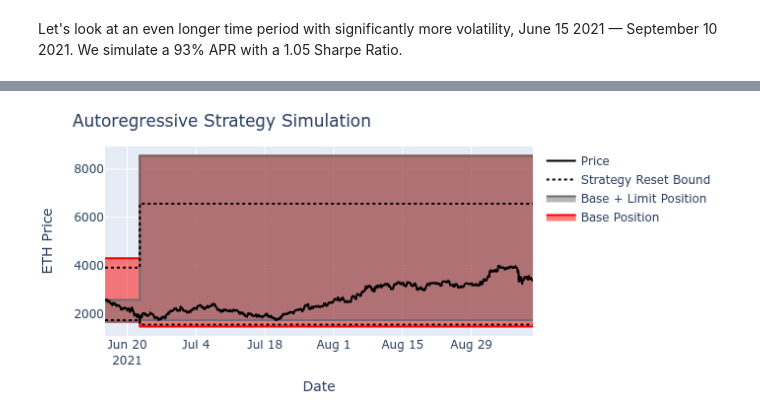
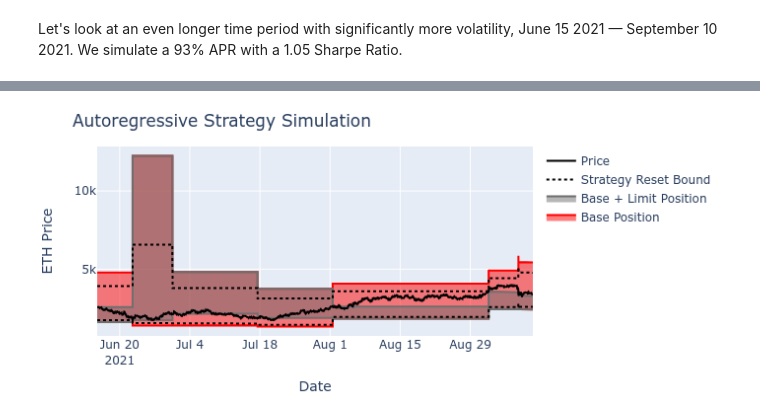
Before and after one commit to ricardgardella/active-strategy-framework, a Jupyter notebook: 2_AutoRegressive_Strategy_Example.ipynb, the cells around one changed output, grey strips where cells are left out. Saved outputs shown, nothing was run; the diff lists cells and outputs as text; code cells hidden in the pictures.

```diff
--- a/2_AutoRegressive_Strategy_Example.ipynb
+++ b/2_AutoRegressive_Strategy_Example.ipynb
@@ -352,10 +352,10 @@ INITIAL_TOKEN_1            = INITIAL_TOKEN_0*simulate_data_price[0]
 
 
 # Strategy Parameters
-alpha_range      = [.35,.40]
+alpha_range      = [.35,.40,.45]
 tau_range        = [.3,.35]
-limit_range      = [.5]
-vol_range        = [.5,.85]
+limit_range      = [.5,.75]
+vol_range        = [.5,.85,.9]
 sim_performance  = []
 sim_results      = []
 
@@ -395,7 +412,7 @@ pd.DataFrame(sim_performance)
 # %%
-SELECTED_STRATEGY                         = 6
+SELECTED_STRATEGY                         = 34
 resulting_strat    = sim_results[SELECTED_STRATEGY]
 resulting_data     = ActiveStrategyFramework.generate_simulation_series(resulting_strat,AR_Strategy)
 ActiveStrategyFramework.plot_strategy(resulting_data,'ETH Price')
 # %% [output]
-[figure, old version]
+[figure, new version]
```
Also changed, not shown: parts of 2 cells of this notebook.
